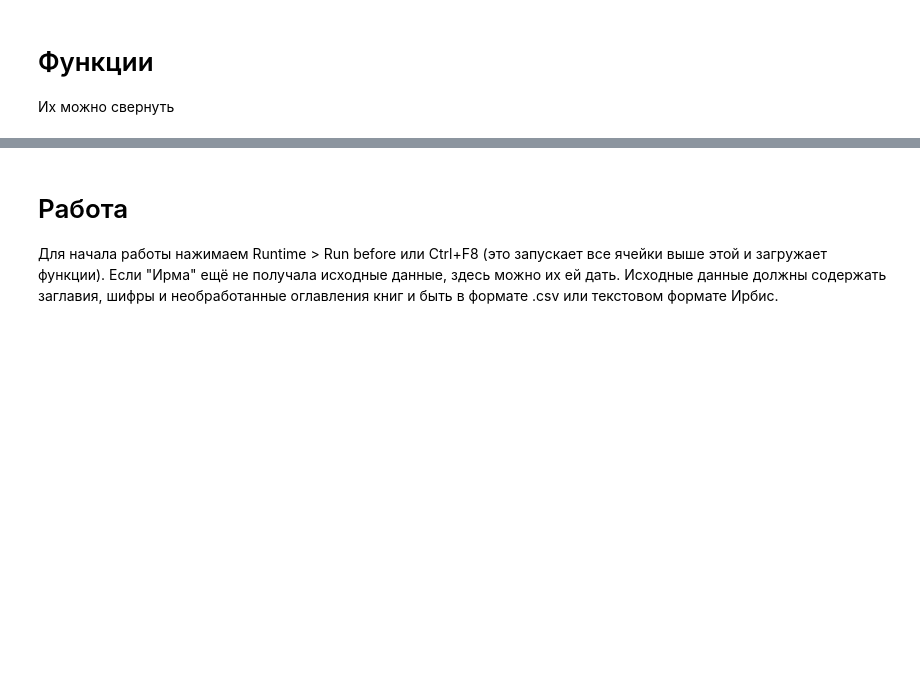
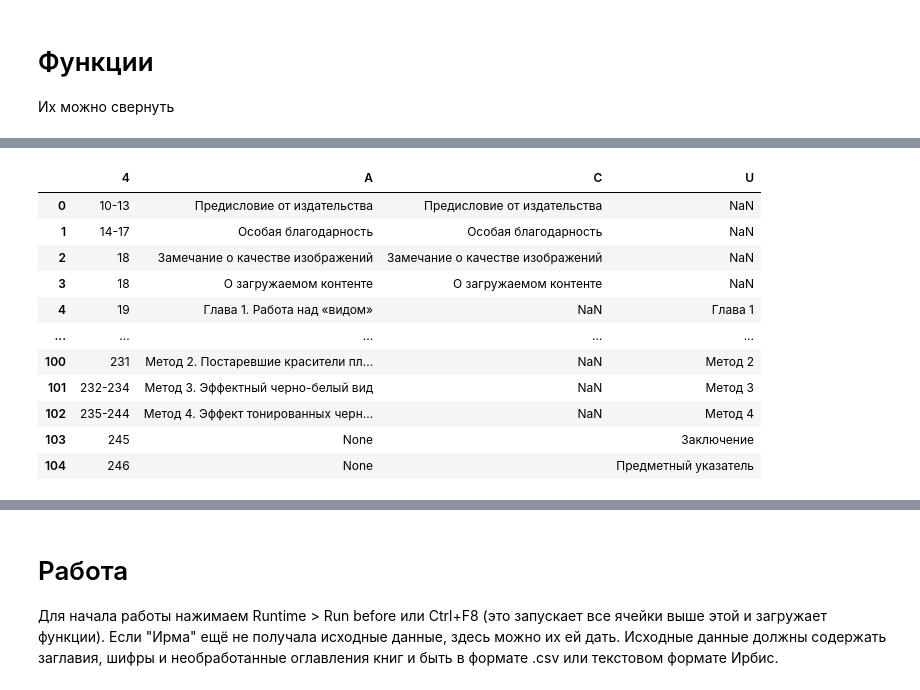
Before and after one commit to olgyan/irma, a Jupyter notebook: cts.ipynb, the cells around one changed output, grey strips where cells are left out. Saved outputs shown, nothing was run; the diff lists cells and outputs as text; code cells hidden in the pictures; blank space fills up the shorter version.

```diff
--- a/cts.ipynb
+++ b/cts.ipynb
@@ -61,19 +64,20 @@ def make_caches(row):
             f.write(str(row.toc))
     return row
 # %%
-# @Отделяем номера глав или имена авторов
 # These are regexes to search for personal names of authors
 personal_name = (
     re.compile(r'((?:[А-Я]\. +)+[А-Я][а-я]+)'),
     re.compile(r'([А-Я][а-я]+(?:[А-Я]\. +)+)'),
     re.compile(r'([А-Я])([а-я]+) ([А-Я][а-я]+)')
 )
+PAGEREGEX = re.compile(r'(.+?) ?[ _.…\t]{3,} ?(\d+)')
 
 # Don't put these unto the C subfield, put them into U subfield
 unneeded_titles = ('Введение', 'Предисловие', 'Заключение', 'Литература',
                    'Контрольные вопросы', 'Библиографический список',
                    'Предметный указатель')
 
+# @Отделяем номера глав или имена авторов
 def make_numbering_or_authors(row):
     """
     Takes a row from the f330 DataFrame, returns modified row.
@@ -118,3 +122,70 @@ def make_numbering_or_authors(row):
         row.C = uncapslock(row.C)
 
     return row
+
+# @Отделяем страницы
+def make_title_and_pages(toc):
+    """
+    Accepts tables of contents in strings.
+    Separates scanned table of contents into chapter names and page numbers.
+    Makes ranges from page numbers. Puts results into a pandas.DataFrame f330
+    and returns it.
+    """
+    f330 = pd.DataFrame(PAGEREGEX.findall(toc), columns=['A', 'B'])
+
+    # insert consistent page separators for pageregex to work
+    toc = toc.replace('…', '...')
+    toc = toc.replace(' .', '.')
+    while '  ' in toc:
+        toc = toc.replace('  ', ' ')
+
+    if '\n' in f330.A[0]:
+        f330.A[0] = f330.A[0].partition('\n')[2]
+    f330.A = f330.A.str.strip()
+    f330.B = f330.B.astype('int64')
+
+    def pagerange(row: pd.Series):
+        nonlocal f330
+        page = row.B
+        lastpage = f330.B[row.i+1] - 1 if (row.i + 1) < f330.shape[0] else page
+        pagerange = f'{page}-{lastpage}' if lastpage > page else str(page)
+        return pagerange
+
+    f330['i'] = f330.index
+    f330['4'] = f330.apply(pagerange, axis=1)
+    f330 = f330.drop(columns=['i', 'B'])
+
+    # applying make_numbering_or_authors
+    # f330 = f330.apply(make_numbering_or_authors, axis=1)
+    # f330 = f330.dropna(axis=1)
+
+    return f330
+
+def books_row_treating(row):
+    """
+    Applies make_title_and_pages to row.toc, gets the dataframe
+    and saves it in pickle file (workdir)/pkl_cache/(db_id).pkl for unpickling
+    and continuing parsing later.
+    Errors are collected in 'success'.
+    """
+    try:
+        f330 = make_title_and_pages(row.toc)
+        f330 = f330.apply(make_numbering_or_authors, axis=1)
+        output_file = f'{workdir}/pkl_cache/{row.db_id}.pkl'
+        f330.to_pickle(output_file)
+        row.success = True
+
+    except Exception as e:
+        row.success = str(e)
+
+    finally:
+        return row
+
+# testing
+with open(f'{workdir}/txt_cache/1225378.txt') as f:
+    text = f.read()
+
+f330 = make_title_and_pages(text)
+f330 = f330.apply(make_numbering_or_authors, axis=1)
+display(f330)
+# %% [output]
@@ -120,0 +209,12 @@ def make_numbering_or_authors(row):
+|  | 4 | A | C | U |
+| 0 | 10-13 | Предисловие от издательства | Предисловие от издательства | NaN |
+| 1 | 14-17 | Особая благодарность | Особая благодарность | NaN |
+| 2 | 18 | Замечание о качестве изображений | Замечание о качестве изображений | NaN |
+| 3 | 18 | О загружаемом контенте | О загружаемом контенте | NaN |
+| 4 | 19 | Глава 1. Работа над «видом» | NaN | Глава 1 |
+| ... | ... | ... | ... | ... |
+| 100 | 231 | Метод 2. Постаревшие красители пл... | NaN | Метод 2 |
+| 101 | 232-234 | Метод 3. Эффектный черно-белый вид | NaN | Метод 3 |
+| 102 | 235-244 | Метод 4. Эффект тонированных черн... | NaN | Метод 4 |
+| 103 | 245 | None |  | Заключение |
+| 104 | 246 | None |  | Предметный указатель |
```
Also changed, not shown: parts of 7 cells of this notebook.
